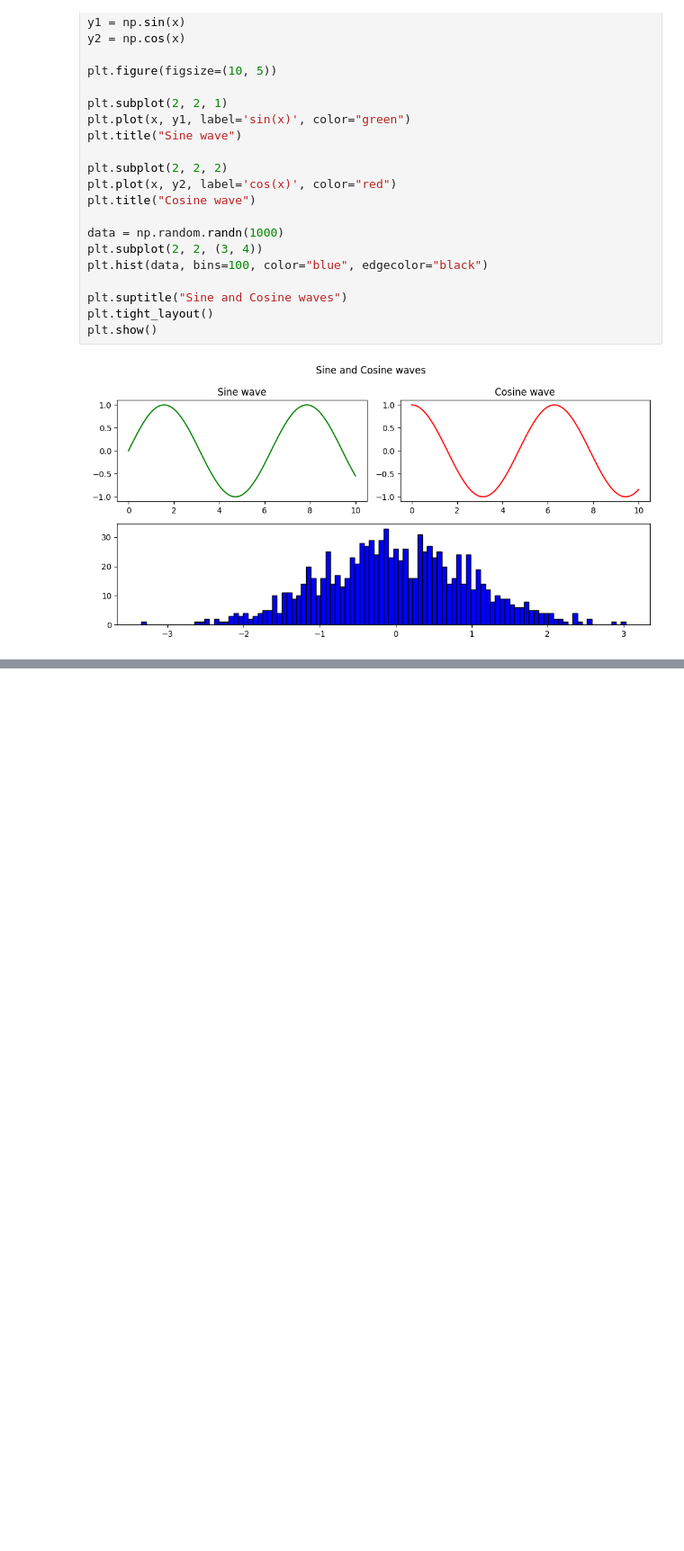
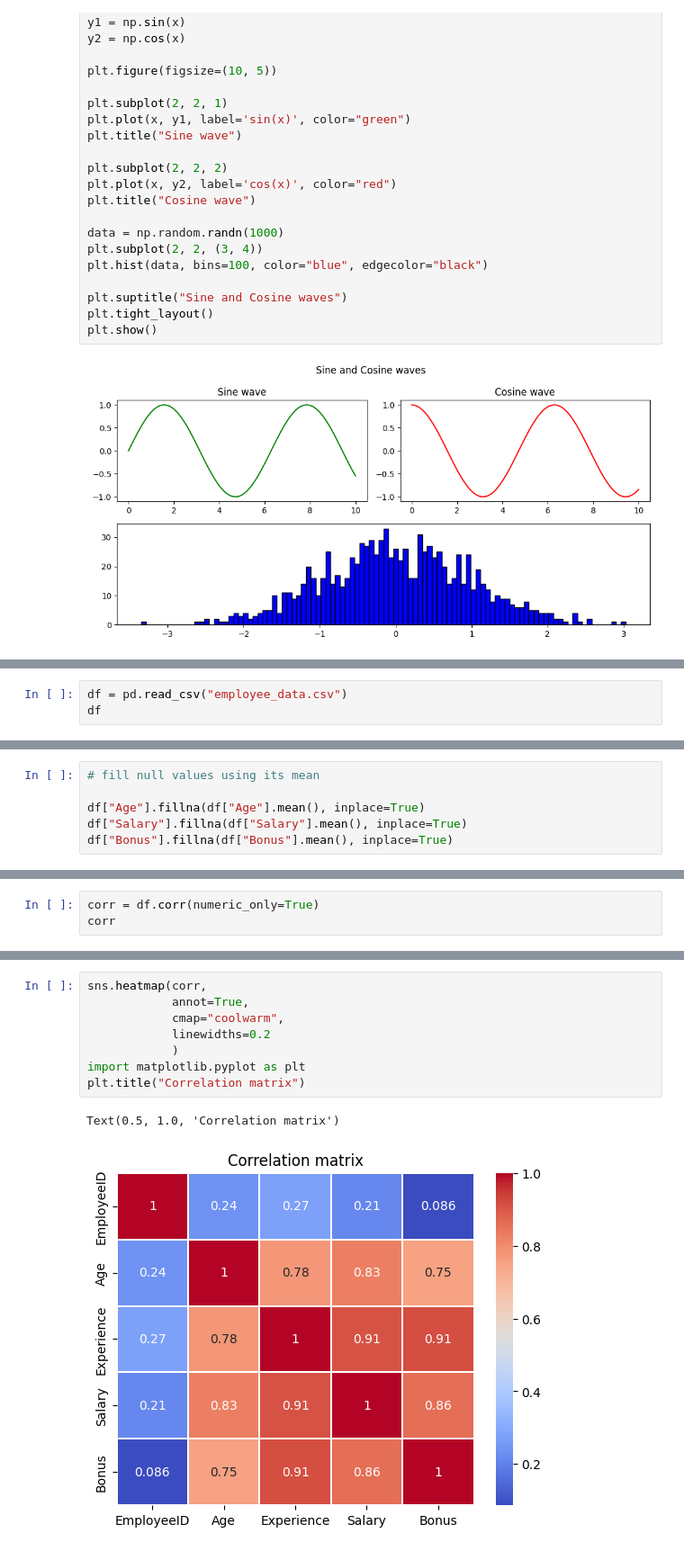
Before and after one commit to theanxiuser/python-hc, a Jupyter notebook: data-analysis.ipynb, the cells around one changed output, grey strips where cells are left out. Shown: that part at 90% size. Drawn from its saved outputs; the diff is of its cells as text; blank space fills up the shorter version.

```diff
--- a/data-analysis.ipynb
+++ b/data-analysis.ipynb
@@ -380,0 +386,3 @@ plt.show()
+# %%
+df = pd.read_csv("employee_data.csv")
+df
@@ -380,0 +451,6 @@ plt.show()
+# %%
+# fill null values using its mean
+
+df["Age"].fillna(df["Age"].mean(), inplace=True)
+df["Salary"].fillna(df["Salary"].mean(), inplace=True)
+df["Bonus"].fillna(df["Bonus"].mean(), inplace=True)
@@ -380,0 +501,3 @@ plt.show()
+# %%
+corr = df.corr(numeric_only=True)
+corr
@@ -380,0 +511,11 @@ plt.show()
+# %%
+sns.heatmap(corr,
+            annot=True,
+            cmap="coolwarm",
+            linewidths=0.2
+            )
+import matplotlib.pyplot as plt
+plt.title("Correlation matrix")
+# %% [output]
+Text(0.5, 1.0, 'Correlation matrix')
+[figure, added]
```
Also changed, not shown: parts of 13 cells of this notebook, 1 other file.
